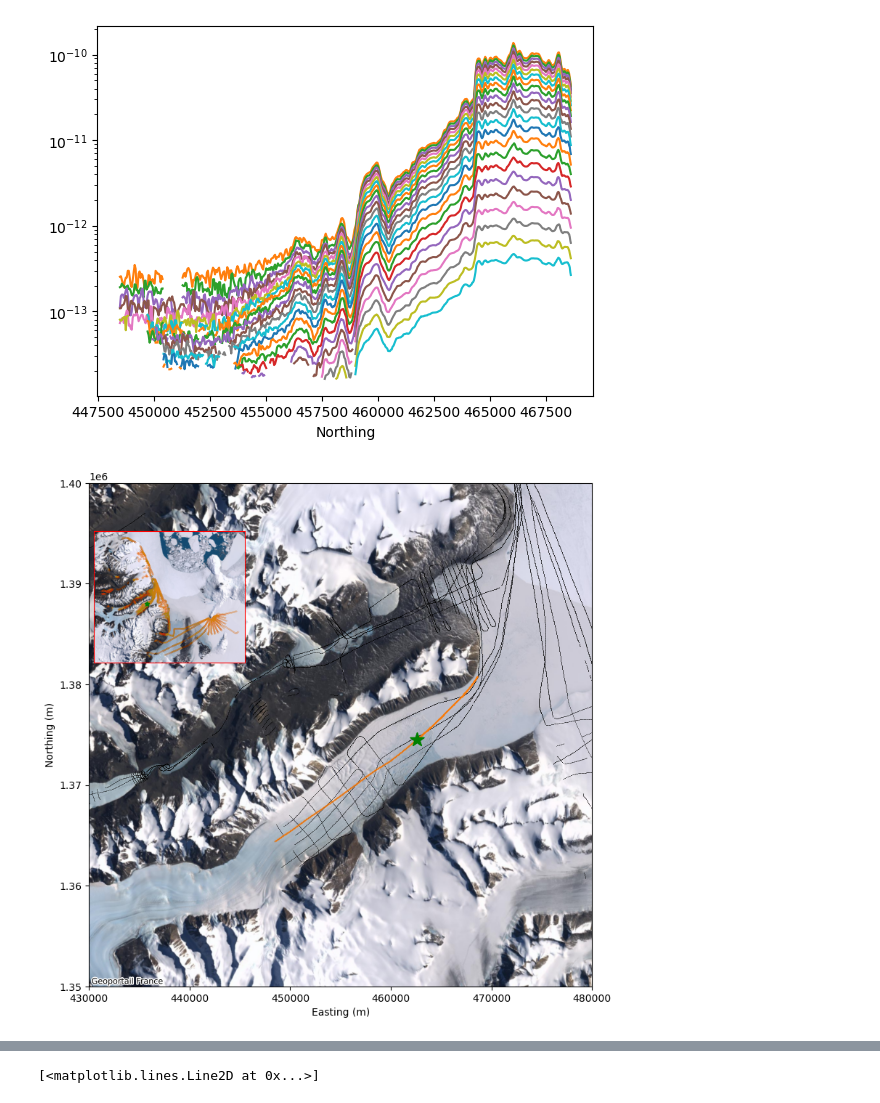
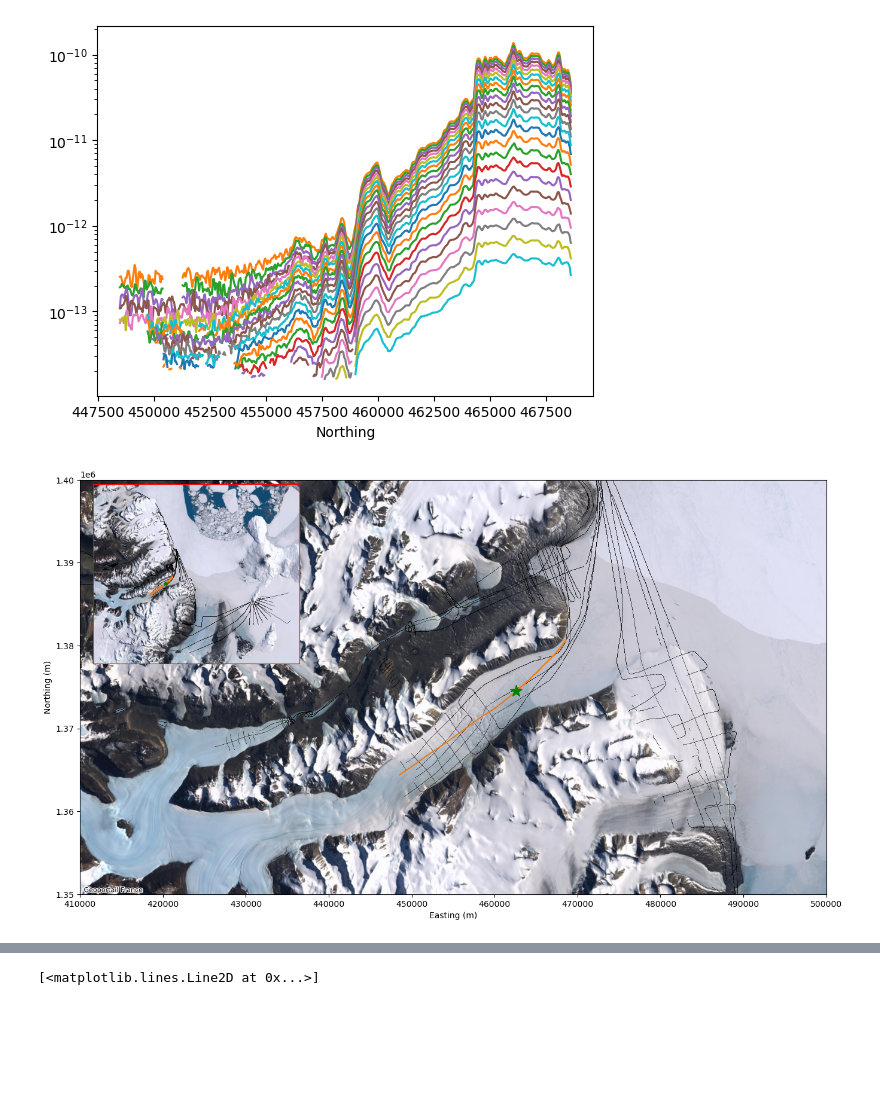
Before and after one commit to tpetillion/EOSC556B_ANTAEM, a Jupyter notebook: code/antaem-inversion-hm.ipynb, the cells around one changed output, grey strips where cells are left out. Cells and saved outputs as stored; diff of their text form; code cells hidden in the pictures; blank space fills up the shorter version.

```diff
--- a/code/antaem-inversion-hm.ipynb
+++ b/code/antaem-inversion-hm.ipynb
@@ -15,6 +15,9 @@ from SimPEG.utils import plot_1d_layer_model
 import discretize
 
 import contextily as ctx
+
+
+savefig = True
 # %% [markdown]
 ## Load and process the data to be inverted
 -----
@@ -108,32 +113,38 @@ station_hm_data = station_hm[data_keys].to_numpy().flatten()
 station_hm_std = station_hm[std_keys].to_numpy().flatten()
 # %%
 # figure of survey area highlighting the line and sounding
-fig, ax = plt.subplots(1,1,figsize=(16,9))
+fig, ax = plt.subplots(1,1,figsize=(18,9))
 plt.scatter(data_file.UTMX, data_file.UTMY, s=0.05, c='k', edgecolors=None,linewidths=0.25)
 plt.scatter(line.UTMX, line.UTMY, s=0.1,c='tab:orange')
 plt.scatter(station.UTMX, station.UTMY, s=200, marker='*',c='g')
 plt.xlabel('Easting (m)')
 plt.ylabel('Northing (m)')
 
 ax.set_ylim(1.35e6, 1.4e6)
-ax.set_xlim(430000, 480000)
+ax.set_xlim(410000, 500000)
 ctx.add_basemap(ax, source=ctx.providers.GeoportailFrance.orthos, zoom=10, crs=32758)
 
 # add thumbnail to corner of plot to show where the data is
 thumbnail_ax = inset_axes(ax, width="30%", height=3, loc='upper left')
 
 # set extent of greenland for thumbnail axis in EPSG:3413
 
 thumbnail_ax.tick_params(bottom=False, left=False, labelbottom=False, labelleft=False)
 for spine in ['bottom', 'top', 'right', 'left']:
     thumbnail_ax.spines[spine].set_color('red')
 
-c = thumbnail_ax.scatter(data_file.UTMX, data_file.UTMY, s=0.0001,c='tab:orange')
+c = thumbnail_ax.scatter(data_file.UTMX, data_file.UTMY, s=0.01,c='k',linewidths=0.05,edgecolors=None)
+
+thumbnail_ax.scatter(line.UTMX, line.UTMY, s=0.1,c='tab:orange')
+
 thumbnail_ax.scatter(station.UTMX, station.UTMY, s=20, marker='*',c='g')
 # set lower resolution background map for zoomed out plot of greenland
 ctx.add_basemap(thumbnail_ax,  source=ctx.providers.GeoportailFrance.orthos, zoom=8, crs=32758, attribution=False)
+
+if savefig:
+    plt.savefig('survey_zoom.eps', format='eps')
 # %% [output]
-[figure, old version]
+[figure, new version]
 # %%
 # plot sounding relative to the line
 plt.semilogy(hm_line.UTMX, hm_data)
```
Also changed, not shown: parts of 13 cells of this notebook, 4 other files.
